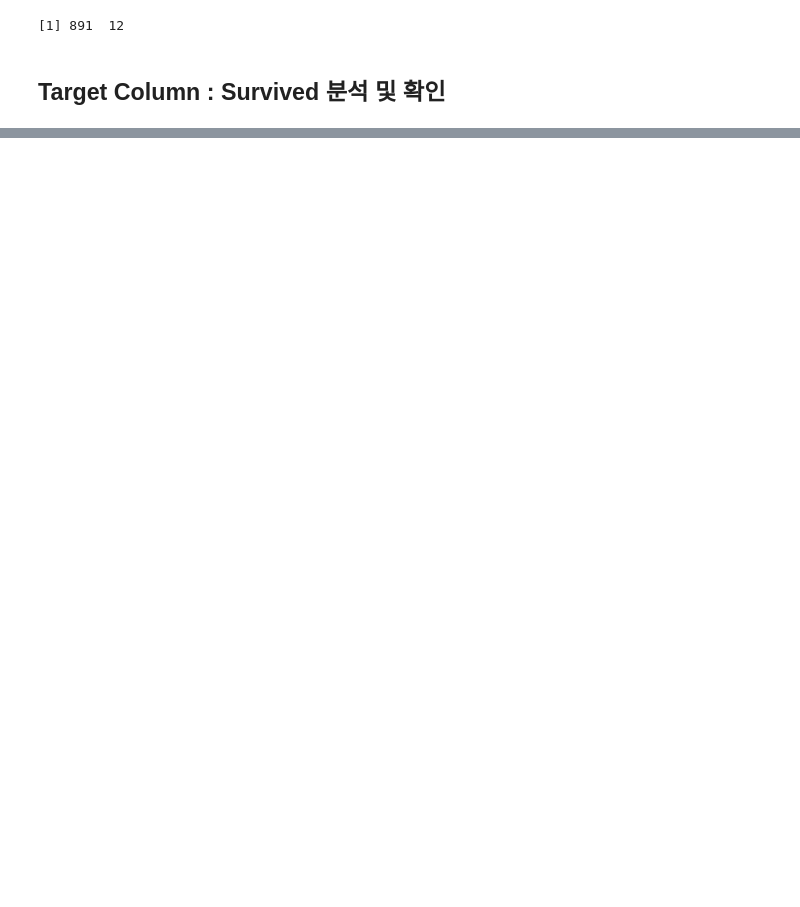
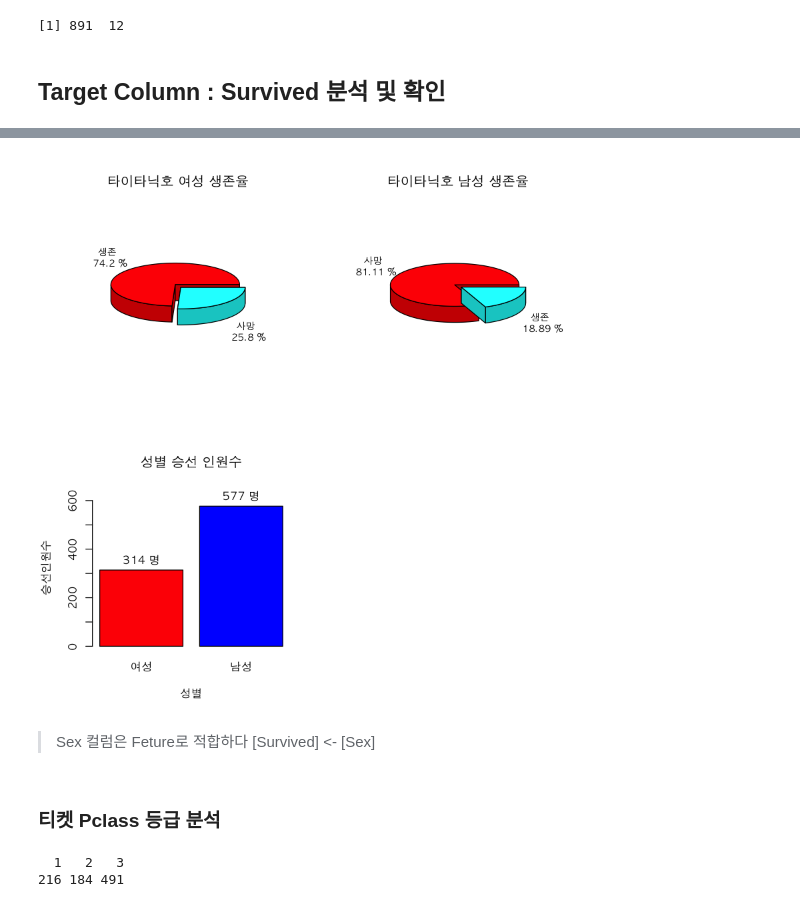
Before and after one commit to monargent0/TJRrrClass, a Jupyter notebook: 24. 타이타닉 데이터를 활용한 탑승자의 생사여부 예측.ipynb, the cells around one changed output, grey strips where cells are left out. Saved outputs shown, nothing was run; the diff lists cells and outputs as text; code cells hidden in the pictures; blank space fills up the shorter version.

```diff
--- a/24. 타이타닉 데이터를 활용한 탑승자의 생사여부 예측.ipynb
+++ b/24. 타이타닉 데이터를 활용한 탑승자의 생사여부 예측.ipynb
@@ -150,0 +254,45 @@ pie3D(Survive,
+# %%
+p <- table(train_df$Sex , train_df$Survived) / c(femaleCount,maleCount) * 100
+c <- count(train_df, train_df$Sex )$n
+femaleP <- p[1,]
+maleP <- p[2,]
+
+labelf <- paste( c('생존','사망') , "\n", round(femaleP[c(2,1)] ,2) , "%")
+labelm <- paste( c('사망','생존') , "\n", round(maleP ,2) , "%")
+
+par(family = 'AppleGothic', bg = 'white' ,mfrow=c(2,2)) # ,mfrow=c(2,2)
+pie3D(femaleP[c(2,1)],
+    main = "타이타닉호 여성 생존율",
+    labels = labelf,
+    col = rainbow(length(femaleP)),
+    explode = 0.05,
+    labelcex = 0.7,
+    radius=0.8
+)
+par(family = 'AppleGothic', bg = 'white' ) #
+pie3D(maleP,
+    main = "타이타닉호 남성 생존율",
+    labels = labelm,
+    col = rainbow(length(femaleP)),
+    explode = 0.05,
+    labelcex = 0.7,
+    radius=0.8
+)
+bp <- barplot(
+    c,
+    main = '성별 승선 인원수',
+    xlab = '성별',
+    ylab = '승선인원수',
+    ylim = c(0,650),
+    col = c('red','blue'),
+    names = c('여성','남성')
+)
+# for(i in 1:length(c)) {
+# text(0.7 + (i-1)*1.2,c[i]+30,paste(c[i],'명')) #,col='orange'
+# }
+text(bp , c , paste(c , '명') , pos = 3)
+# %% [output]
+[figure, added]
+# %% [markdown]
+> Sex 컬럼은 Feture로 적합하다
+[Survived] <- [Sex]
@@ -150,0 +302,7 @@ pie3D(Survive,
+# %% [markdown]
+### 티켓 Pclass 등급 분석
+# %%
+table(train_df$Pclass)
+# %% [output]
+  1   2   3
+216 184 491
```
Also changed, not shown: parts of 58 cells of this notebook.
